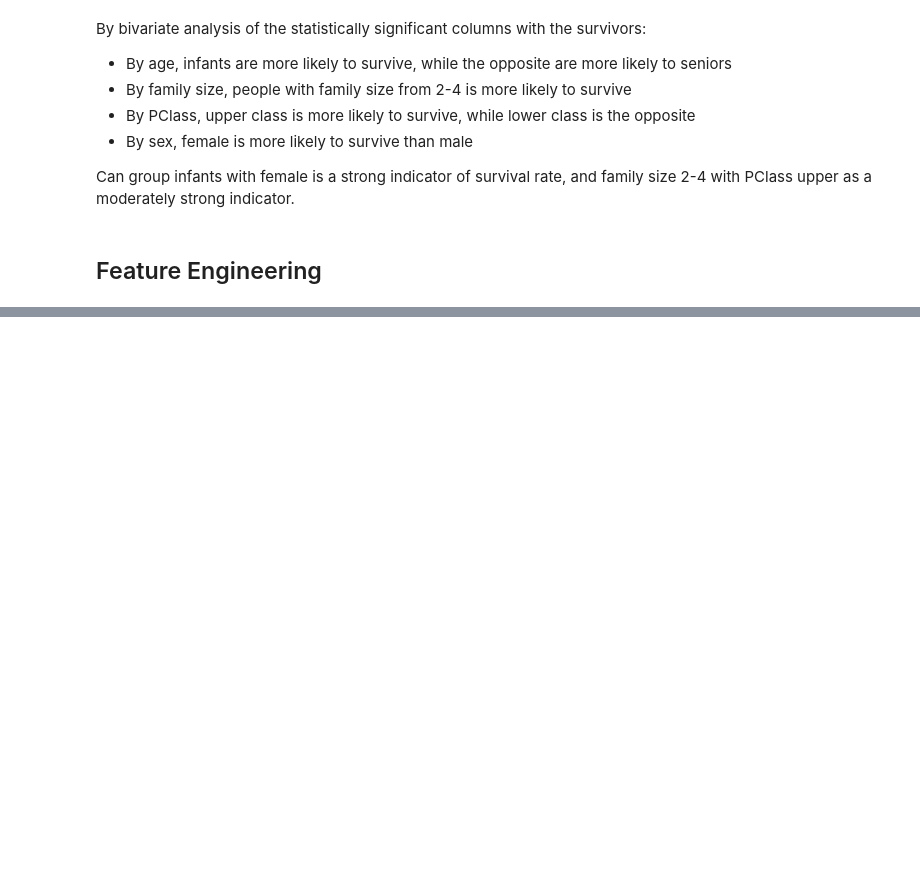
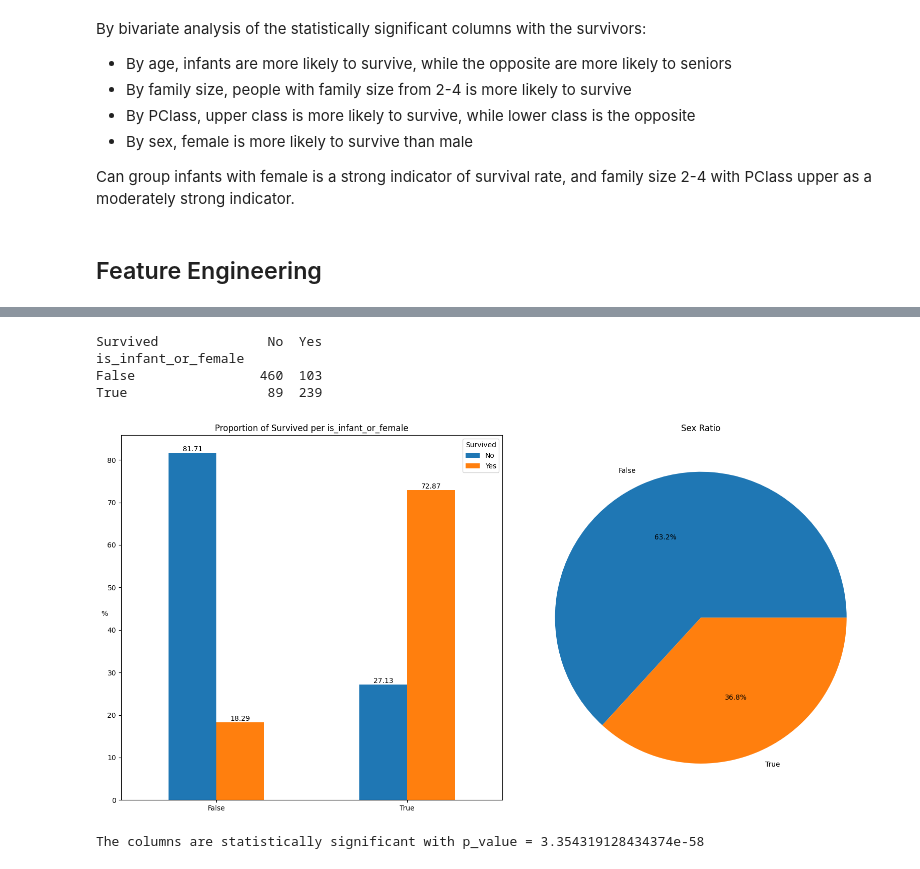
Before and after one commit to hvtruong/Kaggle_projects, a Jupyter notebook: titanic/src/notebooks/model.ipynb, the cells around one changed output, grey strips where cells are left out. Cells and saved outputs as stored; diff of their text form; code cells hidden in the pictures; blank space fills up the shorter version.

```diff
--- a/titanic/src/notebooks/model.ipynb
+++ b/titanic/src/notebooks/model.ipynb
@@ -112,4 +114,9 @@ df['Pclass'] = df['Pclass'].replace([1, 2, 3], ['Upper', 'Middle', 'Lower'])
 df['Age'] = pd.cut(df['Age'], bins=[0, 5, 12, 18, 65, 150], labels=['Infant', 'Child', 'Teenager', 'Adult', 'Senior'])
 # Combine siblings and parch to represent the total family members all board
 df['FamilySize'] = df['SibSp'] + df['Parch'] + 1
-df.drop(columns=['SibSp', 'Parch'], inplace=True)
+
+df['Age'] = df['Age']
+df['FamilySize'] = df['FamilySize'].astype('int64')
+df['Sex'] = df['Sex']
+
+df = df.drop(columns=['SibSp', 'Parch'], axis=1)
@@ -278,9 +337,3 @@ By bivariate analysis of the statistically significant columns with the survivor
 Can group infants with female is a strong indicator of survival rate, and family size 2-4 with PClass upper as a moderately strong indicator.
 # %% [markdown]
 ## Feature Engineering
-# %%
-df = df.drop(['Name', 'Ticket', 'Fare'], axis=1)
-df['is_infant_or_female'] = ((df['Age'] == 'Infant') | (df['Sex'] == 'female')).astype('int')
-df['is_family_size_2_to_4_or_upper_class'] = ((df['FamilySize'] >= 2) & (df['FamilySize'] <= 4) | (df['Pclass'] == 'Upper')).astype('int')
-
-print(df.head())
@@ -302,0 +349,13 @@ df.to_csv('titanic_analysis_cleaned.csv', index=False)
+# %%
+df['is_infant_or_female'] = ((df['Age'] == 'Child') | (df['Sex'] == 'female')).astype('category')
+
+gr = group_by_2_cols(df, col_1='Survived', col_2='is_infant_or_female')
+plot_2_cols_chart(gr, col_1='Survived', col_2='is_infant_or_female')
+is_df_significant(gr, threshold=0.0001)
+# %% [output]
+Survived              No  Yes
+is_infant_or_female
+False                460  103
+True                  89  239
+[figure, added]
+The columns are statistically significant with p_value = 3.354319128434374e-58
```
Also changed, not shown: parts of 37 cells of this notebook, 5 other files.
